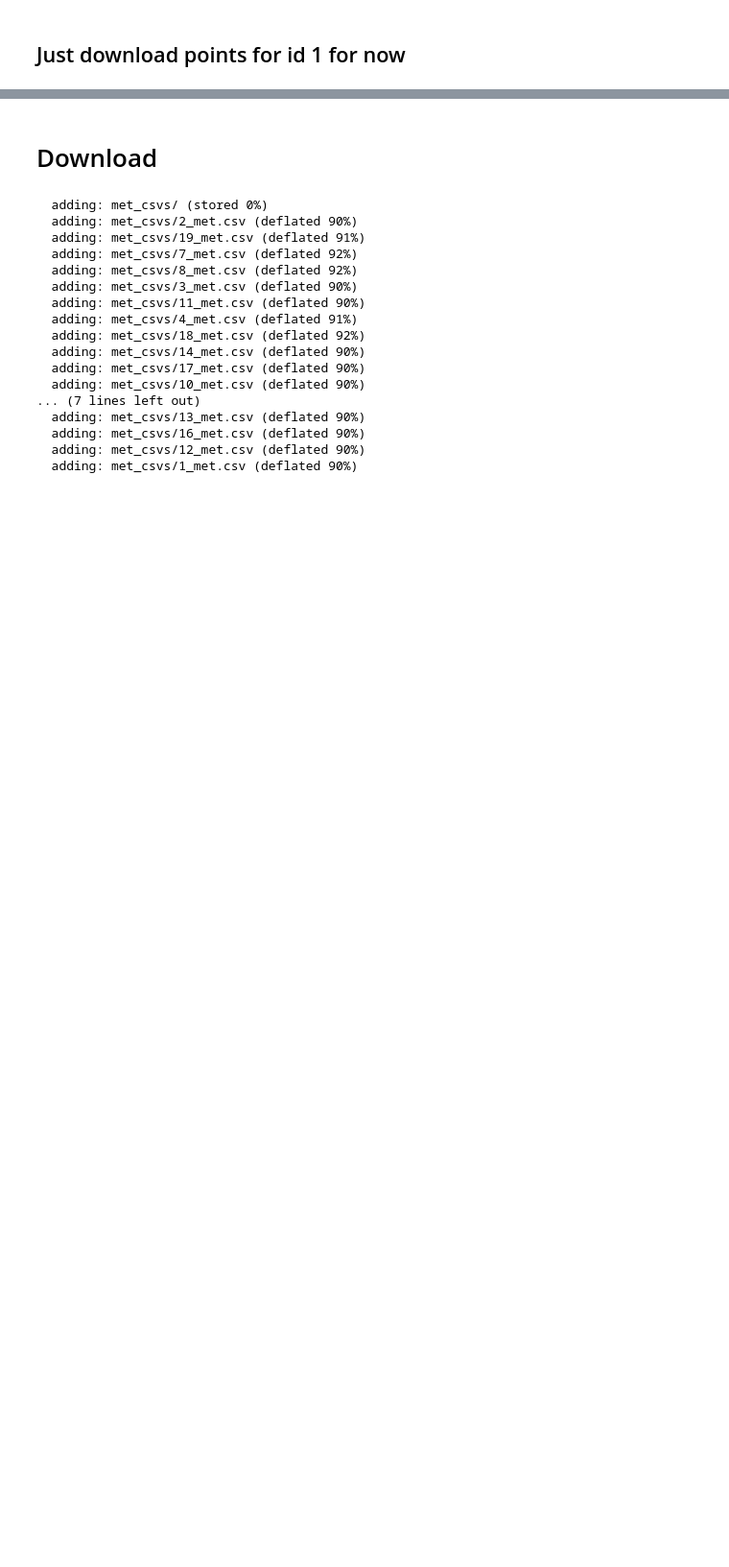
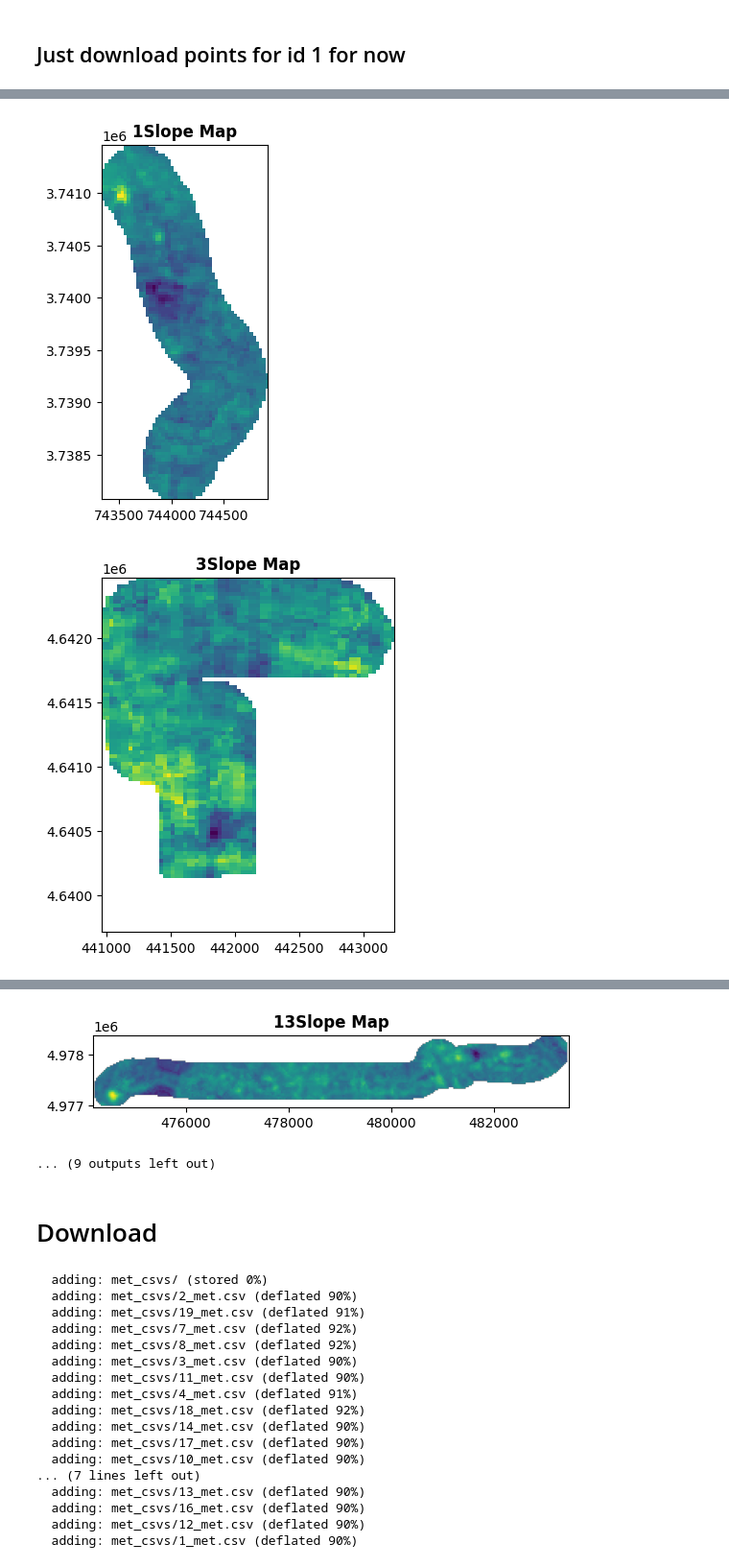
Before and after one commit to thomaslu678/Praxis-Lab-25-26, a Jupyter notebook: met/fetch_met_metadata.ipynb, the cells around one changed output, grey strips where cells are left out. Shown at 96% size. Cells and saved outputs as stored; diff of their text form; code cells hidden in the pictures; blank space fills up the shorter version.

```diff
--- a/met/fetch_met_metadata.ipynb
+++ b/met/fetch_met_metadata.ipynb
@@ -1000,4 +1020,2 @@ plt.scatter(processed_data_dfs[id]['points']['distance'], processed_data_dfs[id]
 # %% [markdown]
 ## Just download points for id 1 for now
-# %%
-df = processed_data_dfs['1']['points']
@@ -1013 +1022,4 @@ df.head()
+# %%
+epsg_url = "https://raw.githubusercontent.com/thomaslu678/Praxis-Lab-25-26/refs/heads/main/assets/studies/Case%20ID%20%2B%20EPSG.csv"
+case_id_epsgs = pd.read_csv(epsg_url)
 # %%
@@ -1111,0 +1121,3 @@ Created slope.tif
+# %%
+for id in processed_data_dfs.keys():
+    generate_tif(id)
@@ -1111,0 +1142,11 @@ Created slope.tif
+# %%
+from rasterio.plot import show
+
+# Open the saved file and show it
+for id in processed_data_dfs.keys():
+    with rasterio.open("/content/tifs/" + id + "_slope.tif") as src:
+        show(src, title=id + "Slope Map")
+        plt.show()
+# %% [output]
+[figure, added]
+[figure, added]
@@ -1112,3 +1162,5 @@ Created slope.tif
+[figure, added]
+... (9 outputs left out)
 # %% [markdown]
 # Download
 # %%
```
Also changed, not shown: parts of 6 cells of this notebook.
